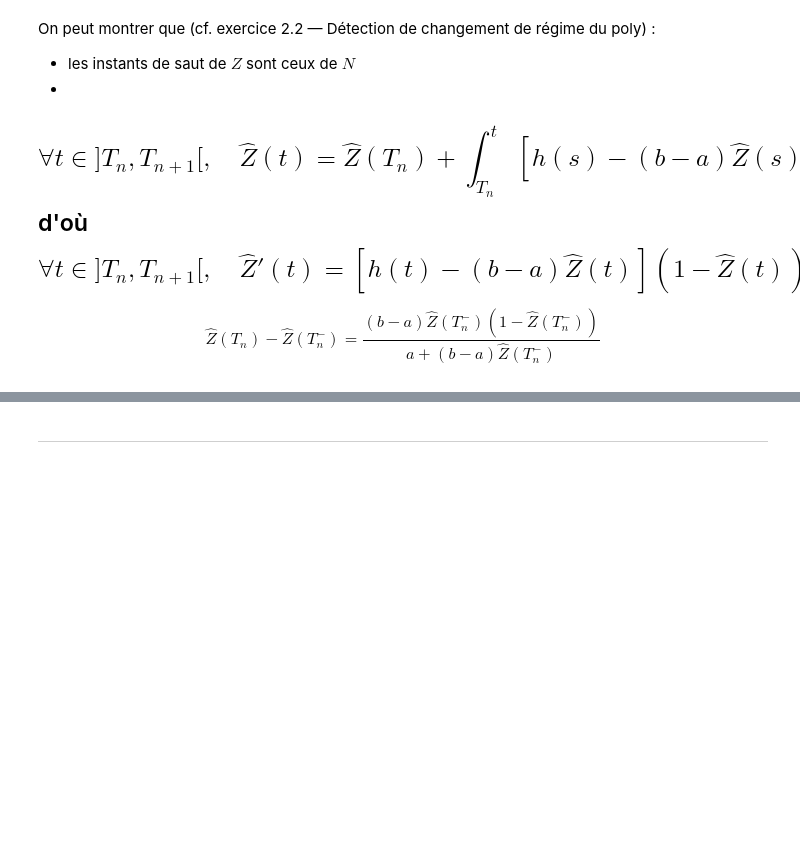
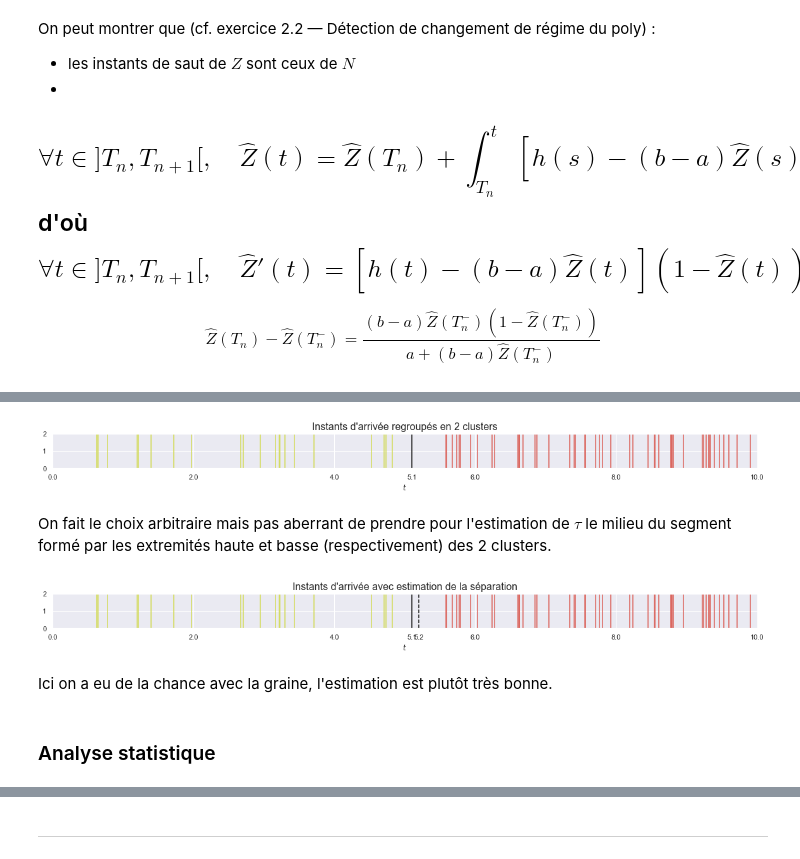
Before and after one commit to littlebuzzybee/MACS207b-Projet, a Jupyter notebook: MACS207b_Personnaz_Ly.ipynb, the cells around one changed output, grey strips where cells are left out. Saved outputs shown, nothing was run; the diff lists cells and outputs as text; code cells hidden in the pictures; blank space fills up the shorter version.

```diff
--- a/MACS207b_Personnaz_Ly.ipynb
+++ b/MACS207b_Personnaz_Ly.ipynb
@@ -222,0 +237,19 @@ for n in range(n_clusters):
+# %%
+palette = sns.color_palette() # palette de couleurs
+#sns.set(rc={'axes.facecolor':'w', 'figure.facecolor':'w'})
+plt.figure(figsize=(20, 1))
+for n in range(n_clusters):
+    plt.eventplot(arrivals[kmeans.labels_ == n],
+                  linelengths=2,
+                  colors=palette[n])
+plt.axvline(tau, c='k')
+plt.xticks(list(plt.xticks()[0]) + [tau]) # ajouter 1 tick à l'abscisse tau
+plt.xlim(beg, end)
+plt.ylim(0, 2)
+plt.xlabel(r"$t$")
+plt.title(f"Instants d'arrivée regroupés en {n_clusters} clusters", fontsize=16)
+plt.show()
+# %% [output]
+[figure, added]
+# %% [markdown]
+On fait le choix arbitraire mais pas aberrant de prendre pour l'estimation de $\tau$ le milieu du segment formé par les extremités haute et basse (respectivement) des 2 clusters.
@@ -222,0 +267,28 @@ for n in range(n_clusters):
+# %%
+palette = sns.color_palette() # palette de couleurs
+#sns.set(rc={'axes.facecolor':'w', 'figure.facecolor':'w'})
+plt.figure(figsize=(20, 1))
+for n in range(n_clusters):
+    if kmeans.labels_[n] == 1:
+        plt.eventplot(arrivals[kmeans.labels_ == n],
+                      linelengths=2,
+                      colors=palette[n])
+    else:
+        plt.eventplot(arrivals[kmeans.labels_ == n],
+                      linelengths=2,
+                      colors=palette[n])
+plt.axvline(tau_kmeans, linestyle='--', c='k')
+plt.xticks(list(plt.xticks()[0]) + [tau_kmeans]) # ajouter 1 tick à l'abscisse tau_kmeans
+plt.axvline(tau, c='k')
+plt.xticks(list(plt.xticks()[0]) + [tau]) # ajouter 1 tick à l'abscisse tau
+plt.xlim(beg, end)
+plt.ylim(0, 2)
+plt.xlabel(r"$t$")
+plt.title(f"Instants d'arrivée avec estimation de la séparation", fontsize=16)
+plt.show()
+# %% [output]
+[figure, added]
+# %% [markdown]
+Ici on a eu de la chance avec la graine, l'estimation est plutôt très bonne.
+# %% [markdown]
+### Analyse statistique
```
Also changed, not shown: parts of 34 cells of this notebook.
